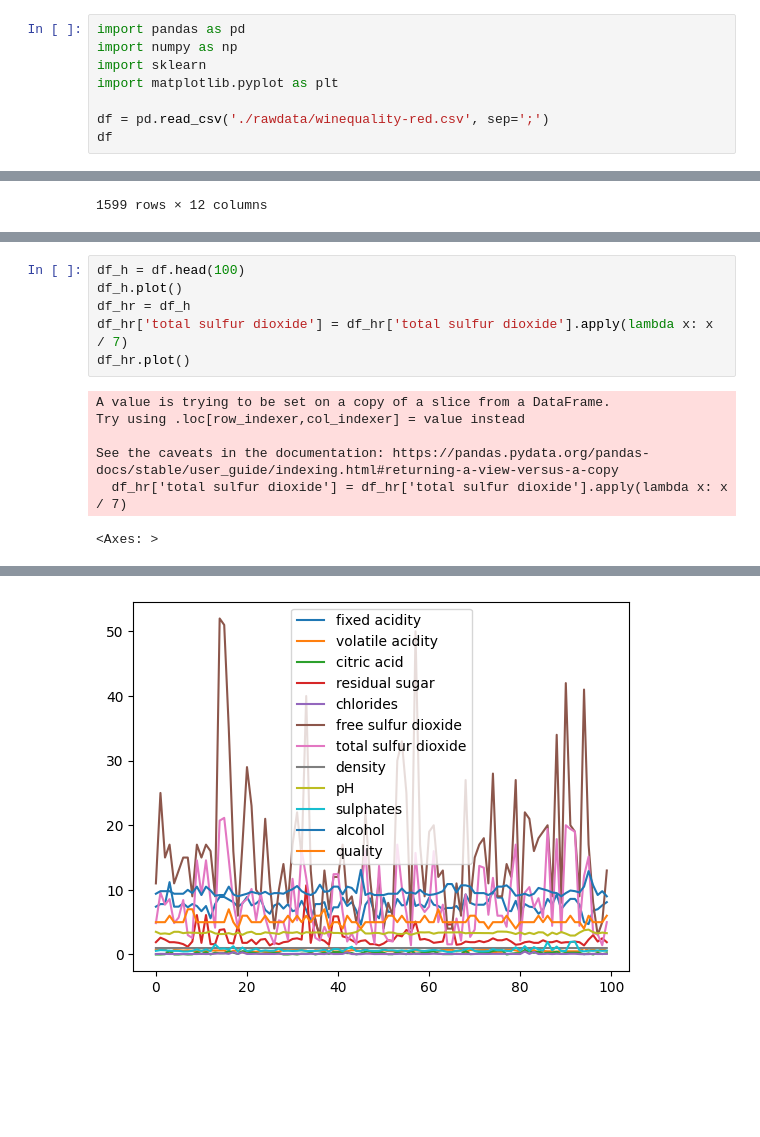
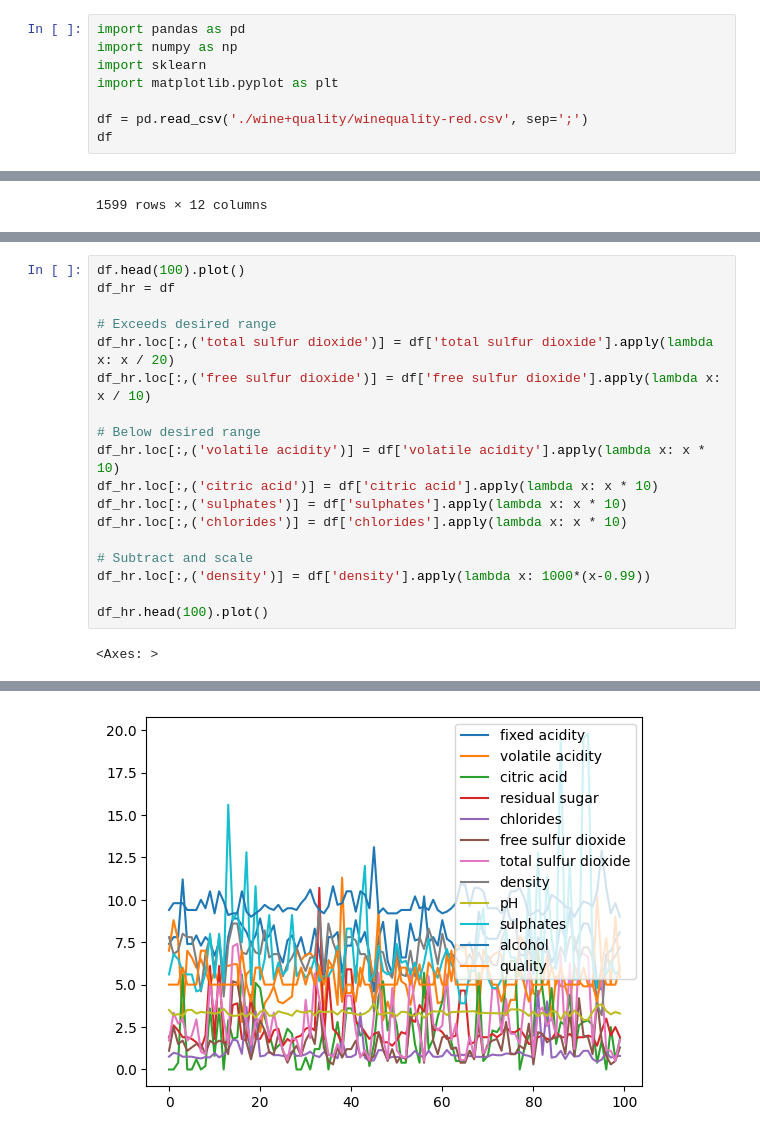
Before and after one commit to COSC5557/warmup-beckcarver, a Jupyter notebook: warmup.ipynb, the cells around one changed output, grey strips where cells are left out. Cells and saved outputs as stored; diff of their text form; blank space fills up the shorter version.

```diff
--- a/warmup.ipynb
+++ b/warmup.ipynb
@@ -20,7 +16,7 @@ import numpy as np
 import sklearn
 import matplotlib.pyplot as plt
 
-df = pd.read_csv('./rawdata/winequality-red.csv', sep=';')
+df = pd.read_csv('./wine+quality/winequality-red.csv', sep=';')
 df
 # %% [output]
 |  | fixed acidity | volatile acidity | citric acid | residual sugar | chlorides | free sulfur dioxide | ... |
@@ -39,15 +49,22 @@ df
 # %%
-df_h = df.head(100)
-df_h.plot()
-df_hr = df_h
-df_hr['total sulfur dioxide'] = df_hr['total sulfur dioxide'].apply(lambda x: x / 7)
-df_hr.plot()
+df.head(100).plot()
+df_hr = df
+
+# Exceeds desired range
+df_hr.loc[:,('total sulfur dioxide')] = df['total sulfur dioxide'].apply(lambda x: x / 20)
+df_hr.loc[:,('free sulfur dioxide')] = df['free sulfur dioxide'].apply(lambda x: x / 10)
+
+# Below desired range
+df_hr.loc[:,('volatile acidity')] = df['volatile acidity'].apply(lambda x: x * 10)
+df_hr.loc[:,('citric acid')] = df['citric acid'].apply(lambda x: x * 10)
+df_hr.loc[:,('sulphates')] = df['sulphates'].apply(lambda x: x * 10)
+df_hr.loc[:,('chlorides')] = df['chlorides'].apply(lambda x: x * 10)
+
+# Subtract and scale
+df_hr.loc[:,('density')] = df['density'].apply(lambda x: 1000*(x-0.99))
+
+df_hr.head(100).plot()
 # %% [output]
-A value is trying to be set on a copy of a slice from a DataFrame.
-Try using .loc[row_indexer,col_indexer] = value instead
-
-See the caveats in the documentation: https://pandas.pydata.org/pandas-docs/stable/user_guide/indexing.html#returning-a-view-versus-a-copy
-  df_hr['total sulfur dioxide'] = df_hr['total sulfur dioxide'].apply(lambda x: x / 7)
+<Axes: >
-<Axes: >
 [figure]
-[figure, old version]
+[figure, new version]
```
Also changed, not shown: parts of 18 cells of this notebook, 4 other files.
